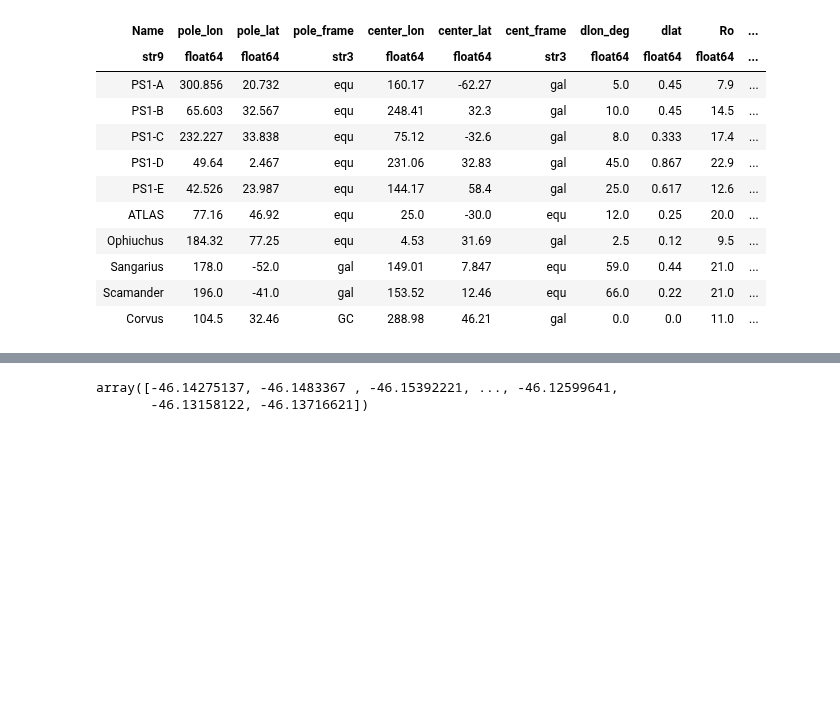
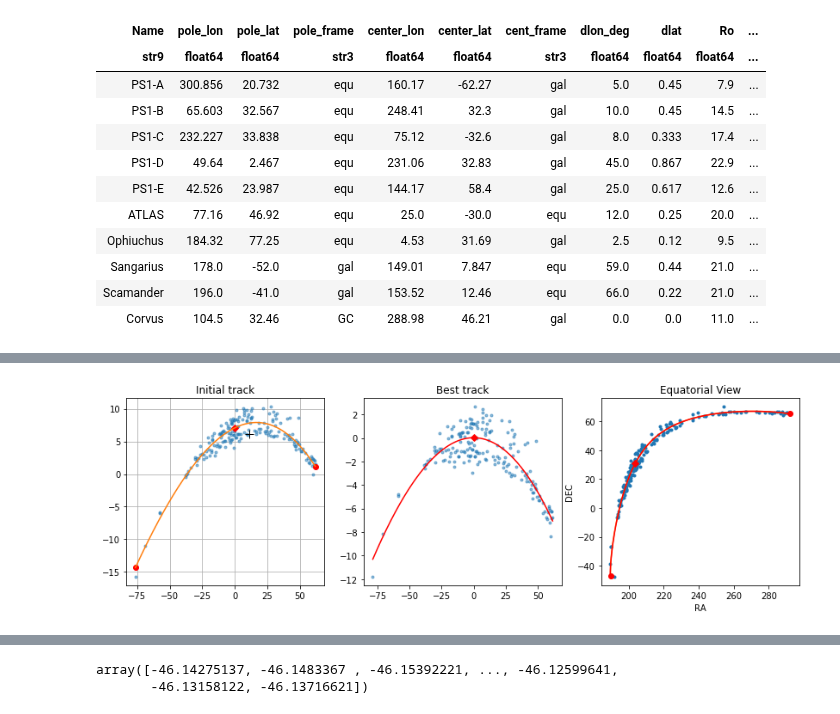
Before and after one commit to cmateu/galstreams, a Jupyter notebook: galstreams/tracks/standardized_tracks.ipynb, the cells around one changed output, grey strips where cells are left out. Cells and saved outputs as stored; diff of their text form; code cells hidden in the pictures; blank space fills up the shorter version.

```diff
--- a/galstreams/tracks/standardized_tracks.ipynb
+++ b/galstreams/tracks/standardized_tracks.ipynb
@@ -92,11 +92,11 @@ for i in range(tpair["lono"].size)[:]:
 26 Pal13 -> track.ep.Pal13.shipp2020.ecsv
 # %%
 #Read-in validation
-ofilen="track.Turranburra.shipp2018.ecsv"
+ofilen="track.ep.Turranburra.shipp2018.ecsv"
 rr=astropy.io.ascii.read(ofilen, format='ecsv')
 #rr["sc"].ra
 plt.plot(mwsts["Turranburra"].ra,mwsts["Turranburra"].dec,'.')
-plt.plot(rr["sc"].ra.deg,rr["sc"].dec.deg,'.')
+plt.plot(rr["sc"].icrs.ra.deg,rr["sc"].icrs.dec.deg,'.')
 # %% [output]
 [<matplotlib.lines.Line2D at 0x...>]
 [figure]
@@ -189,0 +251,87 @@ Corvus 36000
+# %%
+def mean_of_skycoords(coo):
+    sum_coo = ac.SkyCoord(x=np.sum(coo.cartesian.x),
+                          y=np.sum(coo.cartesian.y),
+                          z=np.sum(coo.cartesian.z),
+                          frame=ac.ICRS, representation_type='cartesian')
+    #Surely there's a more elegant way of doing this. No patience right now. This is pretty clearly right.
+    sum_coo = ac.SkyCoord(ra=sum_coo.spherical.lon, dec=sum_coo.spherical.lat)
+    #sum_coo = sum_coo.unitspherical ?
+
+    return sum_coo
+# %%
+m = ib.stream==22 #22 #31
+#It has to be done this way. I dont't know why, but using the full ib SKyCoord obj gives a representation error
+#TypeError: Operation 'truediv' is not supported when differentials are attached to a CartesianRepresentation.
+
+plt.figure(1,figsize=(14,4))
+
+aux = ac.SkyCoord(ra=ib[m][[5,-5]].ra.value,dec=ib[m][[5,-5]].dec.value,unit=u.deg)
+#find mean
+center=mean_of_skycoords(ib[m])
+
+pole = gc.greatcircle.pole_from_endpoints(aux[0],aux[1])
+fr = gc.GreatCircleICRSFrame(pole=pole,ra0=center.ra)
+ibp = ib.transform_to(fr)
+
+plt.subplot(131)
+plt.plot(ibp[m].phi1,ibp[m].phi2,'.',alpha=0.5)
+plt.plot(center.transform_to(fr).phi1, center.transform_to(fr).phi2, 'k+',ms=10)
+
+phi1s = np.linspace(np.min(ibp[m].phi1),np.max(ibp[m].phi1),200)
+phi2fit = np.poly1d(np.polyfit(ibp[m].phi1.deg,ibp[m].phi2.deg, deg=3))
+
+phi1_end_points = phi1s[[0,-1]]
+track_end_points = gc.GreatCircleICRSFrame(phi1=phi1_end_points,
+                                           phi2=phi2fit(phi1_end_points.value)*u.deg,
+                                           pole=pole, ra0=center.ra)
+track_mid_point =  gc.GreatCircleICRSFrame(phi1=0.*u.deg,
+                                           phi2=phi2fit(0.)*u.deg,
+                                           pole=pole, ra0=center.ra)
+
+plt.plot(track_mid_point.phi1,track_mid_point.phi2,'rD')
+plt.plot(track_end_points.phi1,track_end_points.phi2,'ro')
+
+
+#Track object
+track = gc.GreatCircleICRSFrame(phi1=phi1s, phi2=phi2fit(phi1s.value)*u.deg, pole=pole, ra0=center.ra)
+plt.plot(track.phi1,track.phi2,'-')
+#plt.ylim(-10,10)
+plt.title("Initial track")
+plt.grid()
+
+#Recompute the track using the newly determined end points
+#track_end_points=track_end_points.transform_to(ac.ICRS)
+two_points_near_mid = gc.GreatCircleICRSFrame(phi1=[-0.5,0.5]*u.deg, phi2=phi2fit([-0.5,0.5])*u.deg, pole=pole, ra0=center.ra)
+aux=ac.SkyCoord(ra=two_points_near_mid.transform_to(ac.ICRS).ra.value, dec=two_points_near_mid.transform_to(ac.ICRS).dec.value, unit=u.deg)
+new_pole = gc.greatcircle.pole_from_endpoints(aux[0],aux[1])
+newfr = gc.GreatCircleICRSFrame(pole=new_pole, ra0=track_mid_point.transform_to(ac.ICRS).ra)
+ibp = ib.transform_to(newfr)
+
+phi1s = np.linspace(np.min(ibp[m].phi1),np.max(ibp[m].phi1),200)
+phi2fit = np.poly1d(np.polyfit(ibp[m].phi1.deg,ibp[m].phi2.deg, deg=3))
+newtrack = gc.GreatCircleICRSFrame(phi1=phi1s, phi2=phi2fit(phi1s.value)*u.deg,
+                                   pole=new_pole, ra0=track_mid_point.transform_to(ac.ICRS).ra)
+
+#COnclusion: I only need to compute the new pole. The track will be the same.
+
+plt.subplot(132)
+plt.plot(ibp[m].phi1,ibp[m].phi2,'.',alpha=0.5)
+#plt.plot(center.transform_to(newfr).phi1,center.transform_to(newfr).phi2,'r+')
+plt.plot(newtrack.phi1,newtrack.phi2,'r-')
+plt.plot(track_mid_point.transform_to(newfr).phi1,track_mid_point.transform_to(newfr).phi2,'rD')
+#plt.plot(track_end_points.transform_to(newfr).phi1,track_end_points.transform_to(newfr).phi2,'ro')
+#plt.ylim(-10,10)
+plt.title("Best track")
+
+#ra-dec plot
+plt.subplot(133)
+plt.plot(ib[m].ra,ib[m].dec,'.')
+plt.plot(track.transform_to(ac.ICRS).ra,track.transform_to(ac.ICRS).dec)
+plt.plot(track_mid_point.transform_to(ac.ICRS).ra.deg,track_mid_point.transform_to(ac.ICRS).dec.deg,'rD')
+plt.plot(track_end_points.transform_to(ac.ICRS).ra.deg,track_end_points.transform_to(ac.ICRS).dec.deg,'ro')
+plt.plot(newtrack.transform_to(ac.ICRS).ra,newtrack.transform_to(ac.ICRS).dec,'r-')
+plt.title("Equatorial View")
+plt.xlabel("RA")
+plt.ylabel("DEC")
+# %% [output]
@@ -189,0 +339 @@ Corvus 36000
+[figure, added]
```
Also changed, not shown: parts of 24 cells of this notebook, 2 other files.
